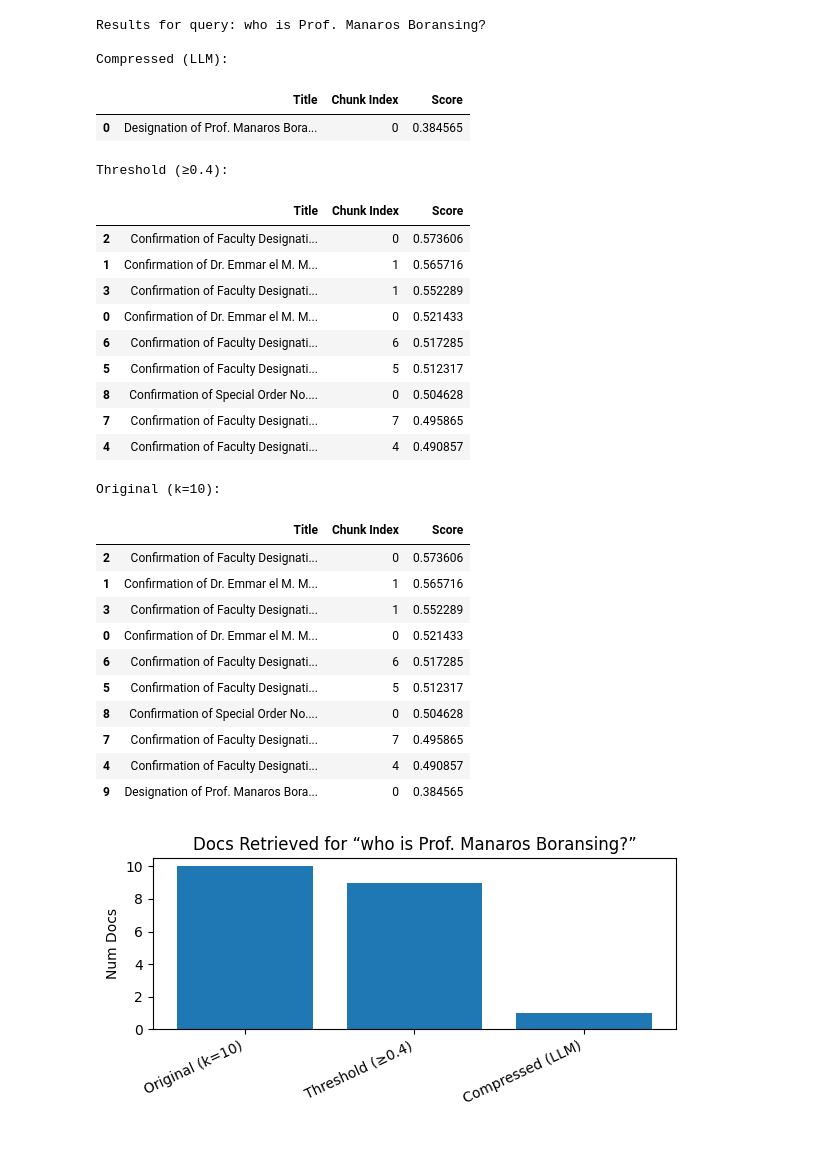
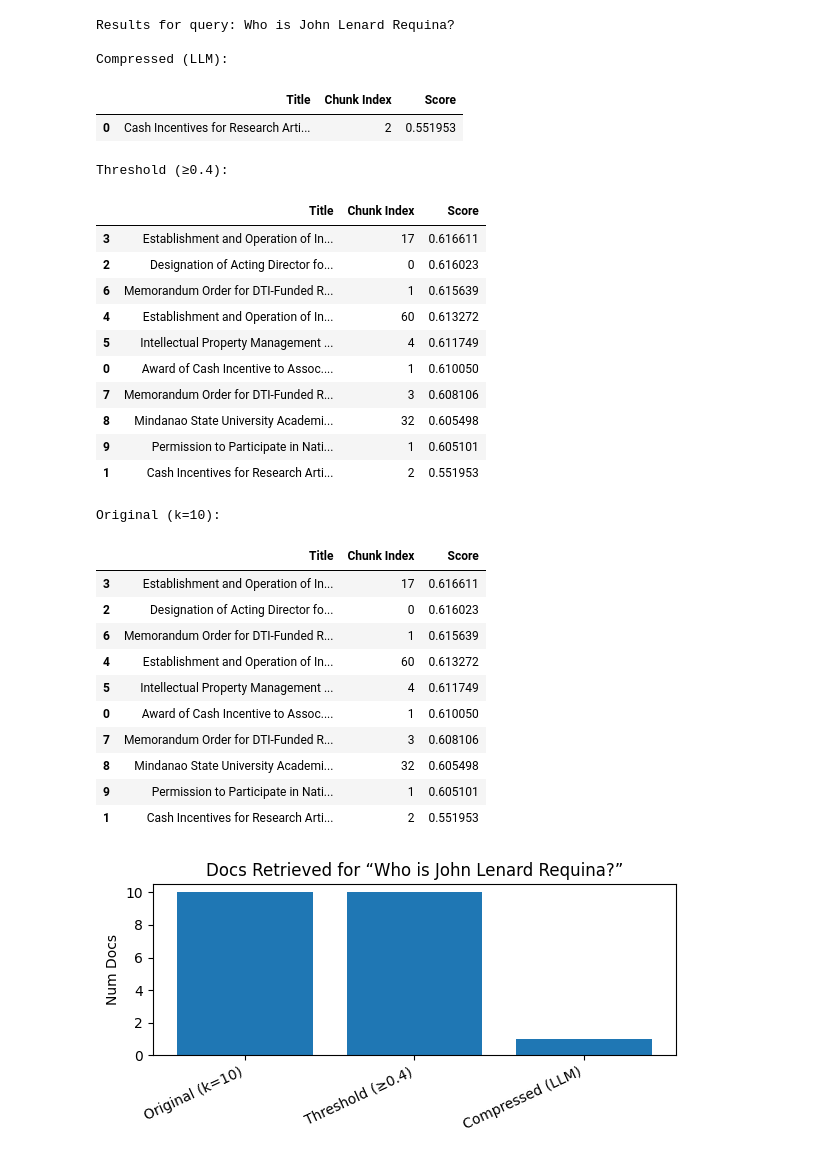
Before and after one commit to mjcarnaje/catsight.ai, a Jupyter notebook: backend/Test.ipynb, the cells around one changed output. Cells and saved outputs as stored; diff of their text form; code cells hidden in the pictures.

```diff
--- a/backend/Test.ipynb
+++ b/backend/Test.ipynb
@@ -131,53 +131,54 @@ async def main():
     llm = ChatOllama(model="llama3.1:8b", base_url="http://ollama:11434", temperature=0)
     compressor = LLMListwiseRerank.from_llm(llm)
     score_retriever = vector_store.as_retriever(
         search_type="similarity_score_threshold",
         search_kwargs={"score_threshold": SCORE_THRESHOLD}
     )
     compression_retriever = ContextualCompressionRetriever(
         base_compressor=compressor,
         base_retriever=score_retriever
     )
 
     queries = [
-        "who is Prof. Manaros Boransing?"\
+        "Who is John Lenard Requina?"\
     ]
     for q in queries:
         await process_query(q, TOP_K, SCORE_THRESHOLD, compression_retriever, vector_store)
 
 if __name__ == "__main__":
     try:
         asyncio.run(main())
     except RuntimeError:
         loop = asyncio.get_event_loop()
         loop.run_until_complete(main())
 # %% [output]
-Results for query: who is Prof. Manaros Boransing?
+Results for query: Who is John Lenard Requina?
 
 Compressed (LLM):
 |  | Title | Chunk Index | Score |
-| 0 | Designation of Prof. Manaros Bora... | 0 | 0.384565 |
+| 0 | Cash Incentives for Research Arti... | 2 | 0.551953 |
 Threshold (≥0.4):
 |  | Title | Chunk Index | Score |
-| 2 | Confirmation of Faculty Designati... | 0 | 0.573606 |
-| 1 | Confirmation of Dr. Emmar el M. M... | 1 | 0.565716 |
-| 3 | Confirmation of Faculty Designati... | 1 | 0.552289 |
-| 0 | Confirmation of Dr. Emmar el M. M... | 0 | 0.521433 |
-| 6 | Confirmation of Faculty Designati... | 6 | 0.517285 |
-| 5 | Confirmation of Faculty Designati... | 5 | 0.512317 |
-| 8 | Confirmation of Special Order No.... | 0 | 0.504628 |
-| 7 | Confirmation of Faculty Designati... | 7 | 0.495865 |
-| 4 | Confirmation of Faculty Designati... | 4 | 0.490857 |
+| 3 | Establishment and Operation of In... | 17 | 0.616611 |
+| 2 | Designation of Acting Director fo... | 0 | 0.616023 |
+| 6 | Memorandum Order for DTI-Funded R... | 1 | 0.615639 |
+| 4 | Establishment and Operation of In... | 60 | 0.613272 |
+| 5 | Intellectual Property Management ... | 4 | 0.611749 |
+| 0 | Award of Cash Incentive to Assoc.... | 1 | 0.610050 |
+| 7 | Memorandum Order for DTI-Funded R... | 3 | 0.608106 |
+| 8 | Mindanao State University Academi... | 32 | 0.605498 |
+| 9 | Permission to Participate in Nati... | 1 | 0.605101 |
+| 1 | Cash Incentives for Research Arti... | 2 | 0.551953 |
 Original (k=10):
 |  | Title | Chunk Index | Score |
-| 2 | Confirmation of Faculty Designati... | 0 | 0.573606 |
-| 1 | Confirmation of Dr. Emmar el M. M... | 1 | 0.565716 |
-| 3 | Confirmation of Faculty Designati... | 1 | 0.552289 |
-| 0 | Confirmation of Dr. Emmar el M. M... | 0 | 0.521433 |
-| 6 | Confirmation of Faculty Designati... | 6 | 0.517285 |
-| 5 | Confirmation of Faculty Designati... | 5 | 0.512317 |
-| 8 | Confirmation of Special Order No.... | 0 | 0.504628 |
-| 7 | Confirmation of Faculty Designati... | 7 | 0.495865 |
-| 4 | Confirmation of Faculty Designati... | 4 | 0.490857 |
-| 9 | Designation of Prof. Manaros Bora... | 0 | 0.384565 |
+| 3 | Establishment and Operation of In... | 17 | 0.616611 |
+| 2 | Designation of Acting Director fo... | 0 | 0.616023 |
+| 6 | Memorandum Order for DTI-Funded R... | 1 | 0.615639 |
+| 4 | Establishment and Operation of In... | 60 | 0.613272 |
+| 5 | Intellectual Property Management ... | 4 | 0.611749 |
+| 0 | Award of Cash Incentive to Assoc.... | 1 | 0.610050 |
+| 7 | Memorandum Order for DTI-Funded R... | 3 | 0.608106 |
+| 8 | Mindanao State University Academi... | 32 | 0.605498 |
+| 9 | Permission to Participate in Nati... | 1 | 0.605101 |
+| 1 | Cash Incentives for Research Arti... | 2 | 0.551953 |
-[figure, old version]
+[figure, new version]
```
Also changed, not shown: 19 other files.
